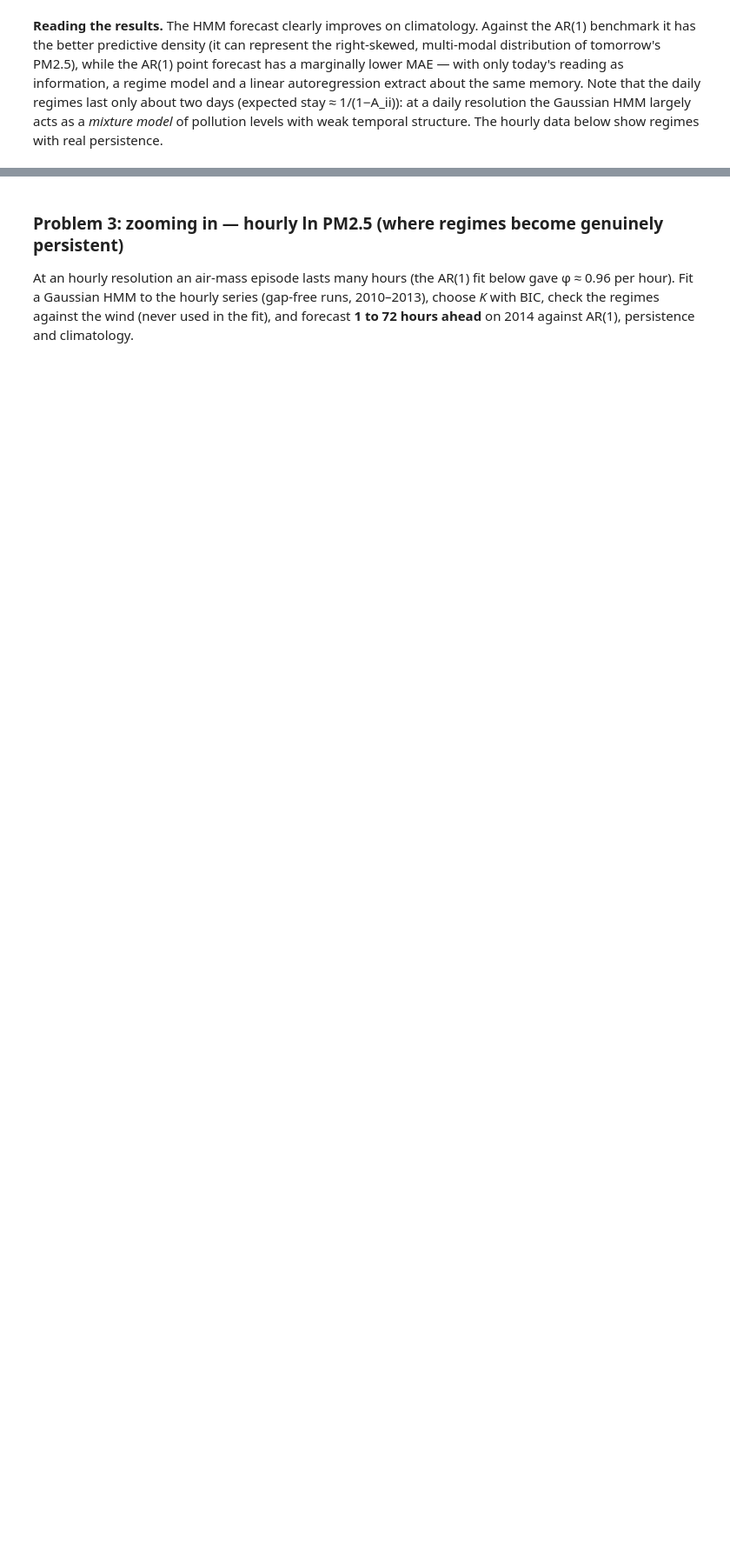
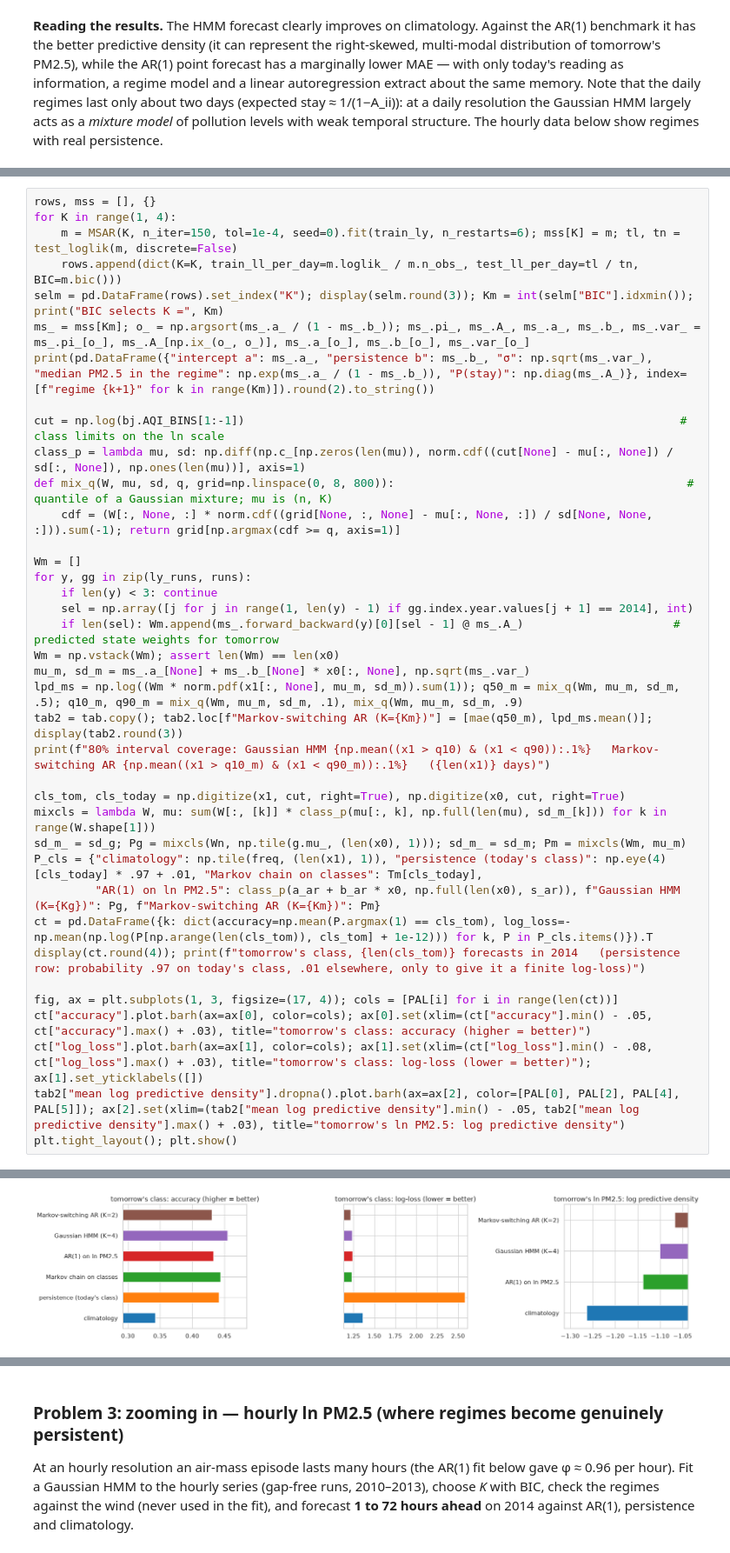
Before and after one commit to Cosmos-0118/ML-Pratice, a Jupyter notebook: Week_04_Hidden_Markov_Models.ipynb, the cells around one changed output, grey strips where cells are left out. Shown at 87% size. Cells and saved outputs as stored; diff of their text form; blank space fills up the shorter version.

```diff
--- a/Week_04_Hidden_Markov_Models.ipynb
+++ b/Week_04_Hidden_Markov_Models.ipynb
@@ -479,0 +552,39 @@ Note that the daily regimes last only about two days (expected stay ≈ 1/(1−A
+# %%
+rows, mss = [], {}
+for K in range(1, 4):
+    m = MSAR(K, n_iter=150, tol=1e-4, seed=0).fit(train_ly, n_restarts=6); mss[K] = m; tl, tn = test_loglik(m, discrete=False)
+    rows.append(dict(K=K, train_ll_per_day=m.loglik_ / m.n_obs_, test_ll_per_day=tl / tn, BIC=m.bic()))
+selm = pd.DataFrame(rows).set_index("K"); display(selm.round(3)); Km = int(selm["BIC"].idxmin()); print("BIC selects K =", Km)
+ms_ = mss[Km]; o_ = np.argsort(ms_.a_ / (1 - ms_.b_)); ms_.pi_, ms_.A_, ms_.a_, ms_.b_, ms_.var_ = ms_.pi_[o_], ms_.A_[np.ix_(o_, o_)], ms_.a_[o_], ms_.b_[o_], ms_.var_[o_]
+print(pd.DataFrame({"intercept a": ms_.a_, "persistence b": ms_.b_, "σ": np.sqrt(ms_.var_), "median PM2.5 in the regime": np.exp(ms_.a_ / (1 - ms_.b_)), "P(stay)": np.diag(ms_.A_)}, index=[f"regime {k+1}" for k in range(Km)]).round(2).to_string())
+
+cut = np.log(bj.AQI_BINS[1:-1])                                                                # class limits on the ln scale
+class_p = lambda mu, sd: np.diff(np.c_[np.zeros(len(mu)), norm.cdf((cut[None] - mu[:, None]) / sd[:, None]), np.ones(len(mu))], axis=1)
+def mix_q(W, mu, sd, q, grid=np.linspace(0, 8, 800)):                                           # quantile of a Gaussian mixture; mu is (n, K)
+    cdf = (W[:, None, :] * norm.cdf((grid[None, :, None] - mu[:, None, :]) / sd[None, None, :])).sum(-1); return grid[np.argmax(cdf >= q, axis=1)]
+
+Wm = []
+for y, gg in zip(ly_runs, runs):
+    if len(y) < 3: continue
+    sel = np.array([j for j in range(1, len(y) - 1) if gg.index.year.values[j + 1] == 2014], int)
+    if len(sel): Wm.append(ms_.forward_backward(y)[0][sel - 1] @ ms_.A_)                      # predicted state weights for tomorrow
+Wm = np.vstack(Wm); assert len(Wm) == len(x0)
+mu_m, sd_m = ms_.a_[None] + ms_.b_[None] * x0[:, None], np.sqrt(ms_.var_)
+lpd_ms = np.log((Wm * norm.pdf(x1[:, None], mu_m, sd_m)).sum(1)); q50_m = mix_q(Wm, mu_m, sd_m, .5); q10_m, q90_m = mix_q(Wm, mu_m, sd_m, .1), mix_q(Wm, mu_m, sd_m, .9)
+tab2 = tab.copy(); tab2.loc[f"Markov-switching AR (K={Km})"] = [mae(q50_m), lpd_ms.mean()]; display(tab2.round(3))
+print(f"80% interval coverage: Gaussian HMM {np.mean((x1 > q10) & (x1 < q90)):.1%}   Markov-switching AR {np.mean((x1 > q10_m) & (x1 < q90_m)):.1%}   ({len(x1)} days)")
+
+cls_tom, cls_today = np.digitize(x1, cut, right=True), np.digitize(x0, cut, right=True)
+mixcls = lambda W, mu: sum(W[:, [k]] * class_p(mu[:, k], np.full(len(mu), sd_m_[k])) for k in range(W.shape[1]))
+sd_m_ = sd_g; Pg = mixcls(Wn, np.tile(g.mu_, (len(x0), 1))); sd_m_ = sd_m; Pm = mixcls(Wm, mu_m)
+P_cls = {"climatology": np.tile(freq, (len(x1), 1)), "persistence (today's class)": np.eye(4)[cls_today] * .97 + .01, "Markov chain on classes": Tm[cls_today],
+         "AR(1) on ln PM2.5": class_p(a_ar + b_ar * x0, np.full(len(x0), s_ar)), f"Gaussian HMM (K={Kg})": Pg, f"Markov-switching AR (K={Km})": Pm}
+ct = pd.DataFrame({k: dict(accuracy=np.mean(P.argmax(1) == cls_tom), log_loss=-np.mean(np.log(P[np.arange(len(cls_tom)), cls_tom] + 1e-12))) for k, P in P_cls.items()}).T
+display(ct.round(4)); print(f"tomorrow's class, {len(cls_tom)} forecasts in 2014   (persistence row: probability .97 on today's class, .01 elsewhere, only to give it a finite log-loss)")
+
+fig, ax = plt.subplots(1, 3, figsize=(17, 4)); cols = [PAL[i] for i in range(len(ct))]
+ct["accuracy"].plot.barh(ax=ax[0], color=cols); ax[0].set(xlim=(ct["accuracy"].min() - .05, ct["accuracy"].max() + .03), title="tomorrow's class: accuracy (higher = better)")
+ct["log_loss"].plot.barh(ax=ax[1], color=cols); ax[1].set(xlim=(ct["log_loss"].min() - .08, ct["log_loss"].max() + .03), title="tomorrow's class: log-loss (lower = better)"); ax[1].set_yticklabels([])
+tab2["mean log predictive density"].dropna().plot.barh(ax=ax[2], color=[PAL[0], PAL[2], PAL[4], PAL[5]]); ax[2].set(xlim=(tab2["mean log predictive density"].min() - .05, tab2["mean log predictive density"].max() + .03), title="tomorrow's ln PM2.5: log predictive density")
+plt.tight_layout(); plt.show()
+# %% [output]
@@ -479,0 +615 @@ Note that the daily regimes last only about two days (expected stay ≈ 1/(1−A
+[figure, added]
```
Also changed, not shown: parts of 19 cells of this notebook, 3 other files.
